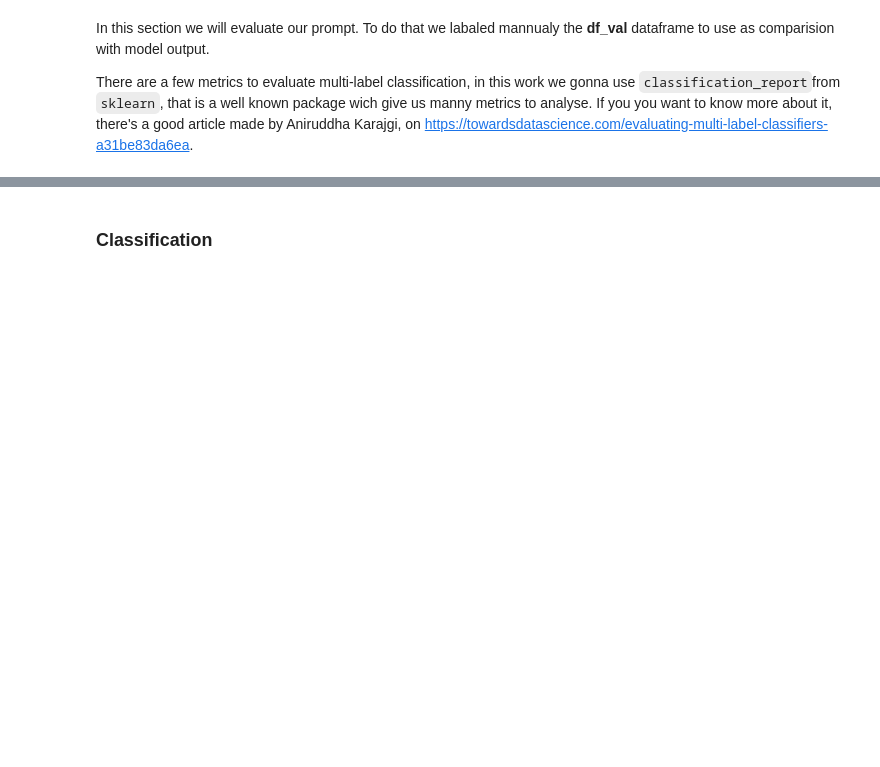
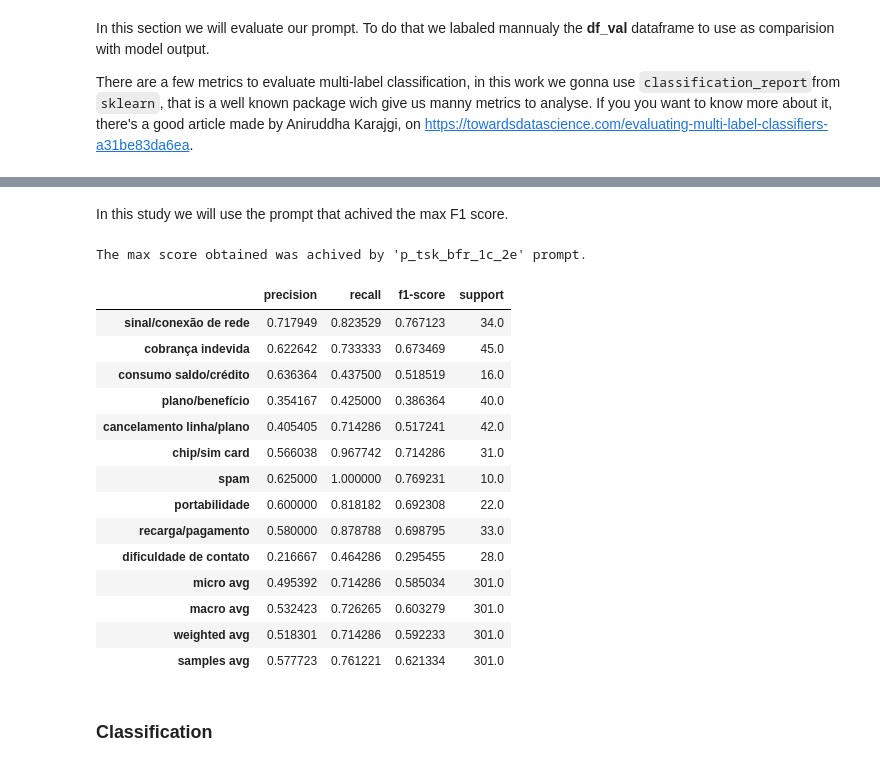
Before and after one commit to rdemarqui/llm_complaint_management, a Jupyter notebook: 02. LLM_analysis.ipynb, the cells around one changed output, grey strips where cells are left out. Drawn from its saved outputs; the diff is of its cells as text; code cells hidden in the pictures; blank space fills up the shorter version.

```diff
--- a/02. LLM_analysis.ipynb
+++ b/02. LLM_analysis.ipynb
@@ -483,3 +497,29 @@ df_score_comparison
+# %% [markdown]
+In this study we will use the prompt that achived the max F1 score.
+# %%
+max_score_prompt = df_score_comparison['f1-score'].idxmax()
+print(f"The max score obtained was achived by '{max_score_prompt}' prompt.")
+# %% [output]
+The max score obtained was achived by 'p_tsk_bfr_1c_2e' prompt.
+# %%
+# Check detailed score form choosen prompt
+pd.DataFrame(score_dict[max_score_prompt]).transpose()
+# %% [output]
+|  | precision | recall | f1-score | support |
+| sinal/conexão de rede | 0.717949 | 0.823529 | 0.767123 | 34.0 |
+| cobrança indevida | 0.622642 | 0.733333 | 0.673469 | 45.0 |
+| consumo saldo/crédito | 0.636364 | 0.437500 | 0.518519 | 16.0 |
+| plano/benefício | 0.354167 | 0.425000 | 0.386364 | 40.0 |
+| cancelamento linha/plano | 0.405405 | 0.714286 | 0.517241 | 42.0 |
+| chip/sim card | 0.566038 | 0.967742 | 0.714286 | 31.0 |
+| spam | 0.625000 | 1.000000 | 0.769231 | 10.0 |
+| portabilidade | 0.600000 | 0.818182 | 0.692308 | 22.0 |
+| recarga/pagamento | 0.580000 | 0.878788 | 0.698795 | 33.0 |
+| dificuldade de contato | 0.216667 | 0.464286 | 0.295455 | 28.0 |
+| micro avg | 0.495392 | 0.714286 | 0.585034 | 301.0 |
+| macro avg | 0.532423 | 0.726265 | 0.603279 | 301.0 |
+| weighted avg | 0.518301 | 0.714286 | 0.592233 | 301.0 |
+| samples avg | 0.577723 | 0.761221 | 0.621334 | 301.0 |
 # %% [markdown]
 ### Classification
 # %% [markdown]
```
Also changed, not shown: parts of 20 cells of this notebook.
